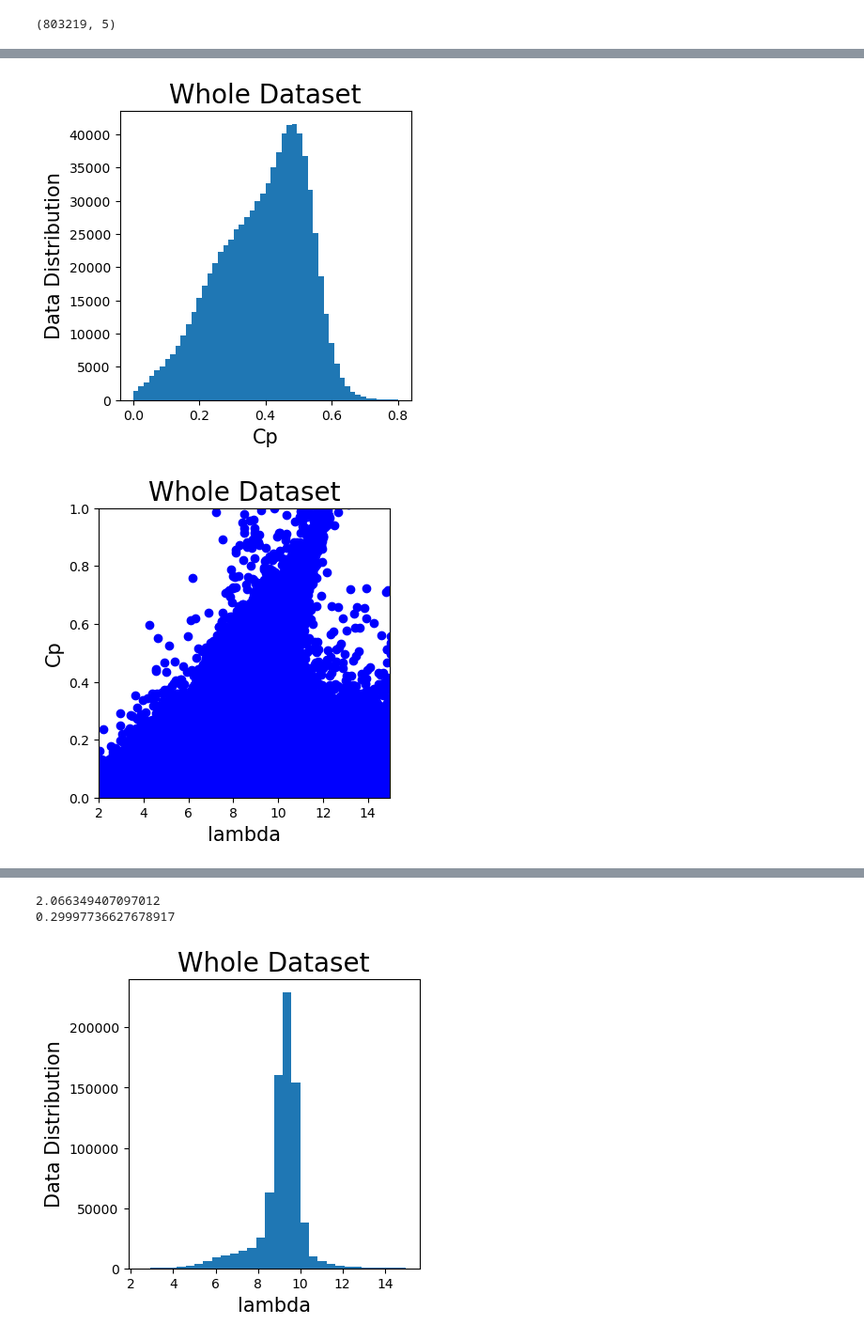
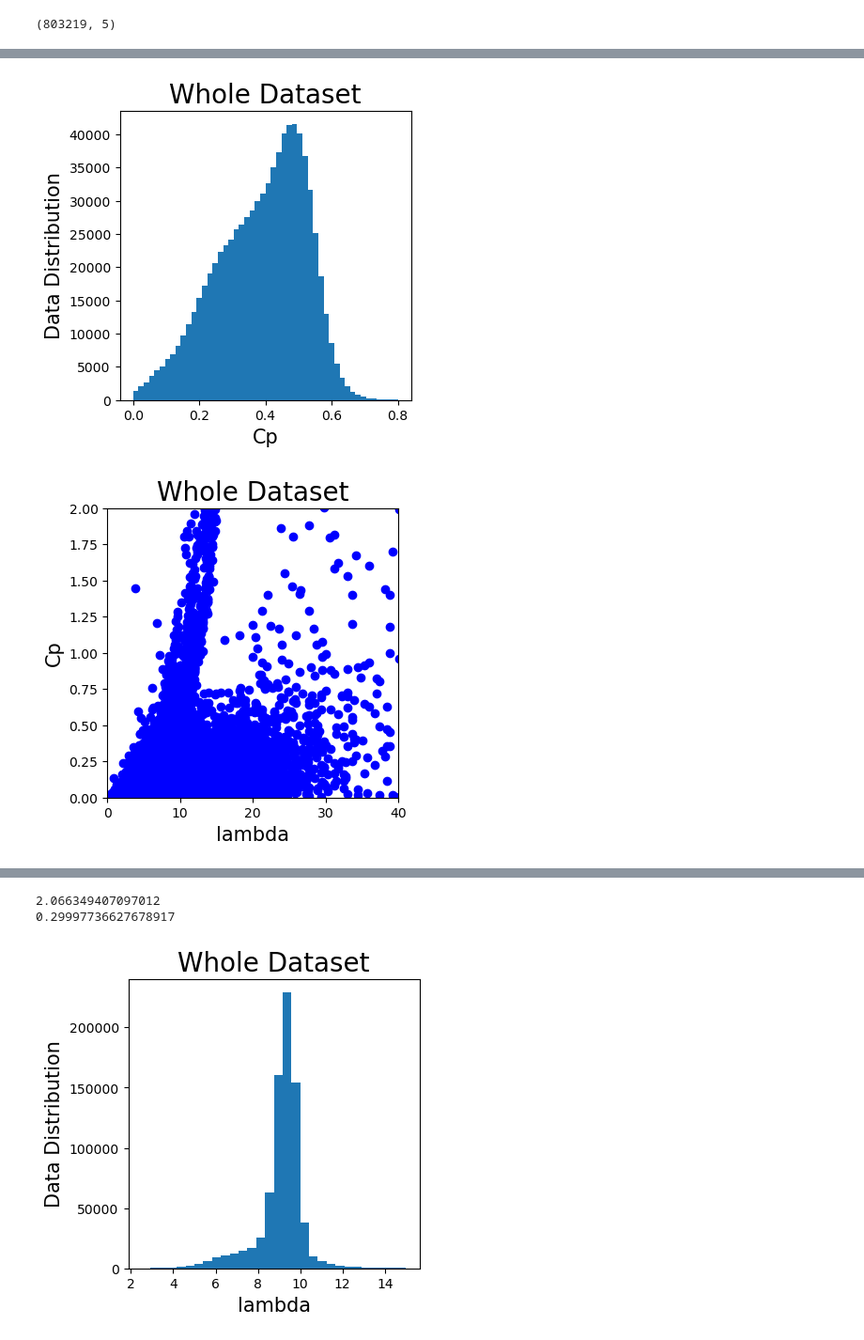
Before and after one commit to alfonsogijon/WindTurbines_PINNs, a Jupyter notebook: Code/Data_preprocessing.ipynb, the cells around one changed output, grey strips where cells are left out. Shown at 94% size. Drawn from its saved outputs; the diff is of its cells as text; code cells hidden in the pictures.

```diff
--- a/Code/Data_preprocessing.ipynb
+++ b/Code/Data_preprocessing.ipynb
@@ -200,8 +200,10 @@ plt.xlabel('lambda',fontsize=15)
 plt.ylabel('Cp',fontsize=15)
 plt.title('Whole Dataset',fontsize=20)
 plt.plot(lambd_data, Cp_data, 'bo')
-plt.xlim([2,15])
-plt.ylim([0,1])
+#plt.xlim([2,15])
+#plt.ylim([0,1])
+plt.xlim([0,40])
+plt.ylim([0,2])
 plt.show()
 
 """ # Plot Cp vs lambda
@@ -224,34 +226,34 @@ plt.ylabel('Power(kW)',fontsize=15)
 plt.title('Whole Dataset',fontsize=20)
 plt.plot(X_data[:,0], Y_data[:,1]/1000, 'bo')
 #plt.xlim([0,200])
 #plt.ylim([0,100])
 plt.show()
 
 # Plot P(from T) vs V
 plt.figure(figsize=(6,4))
 plt.xlabel('Wind Speed (m/s)',fontsize=15)
 plt.ylabel('Power(kW)',fontsize=15)
 plt.title('Whole Dataset',fontsize=20)
 plt.plot(X_data[:,0], Power_fromT(Y_data[:,0], X_data[:,2])/1000, 'ro')
 #plt.xlim([0,200])
 #plt.ylim([0,100])
 plt.show()
 
 # Differences between P(data) and P(from T)
 P_diff = np.zeros(len(Y_data[:,1]))
 P_diff = (Y_data[:,1] - Power_fromT(Y_data[:,0], X_data[:,2])) / Y_data[:,1]
 P_diff = abs(P_diff) * 100
 #P_diff = P_diff[ (P_diff < 500.0) ]
 print(np.mean(P_diff))
 print(median_abs_deviation(P_diff))
 
 
 P_all = Y_data[:,1]
 V_all = X_data[:,0]
 # %% [output]
 [figure]
 [figure]
-[figure, old version]
+[figure, new version]
 [figure]
 [figure]
 2.066349407097012
```
Also changed, not shown: parts of 1 cell of this notebook, 3 other files.
